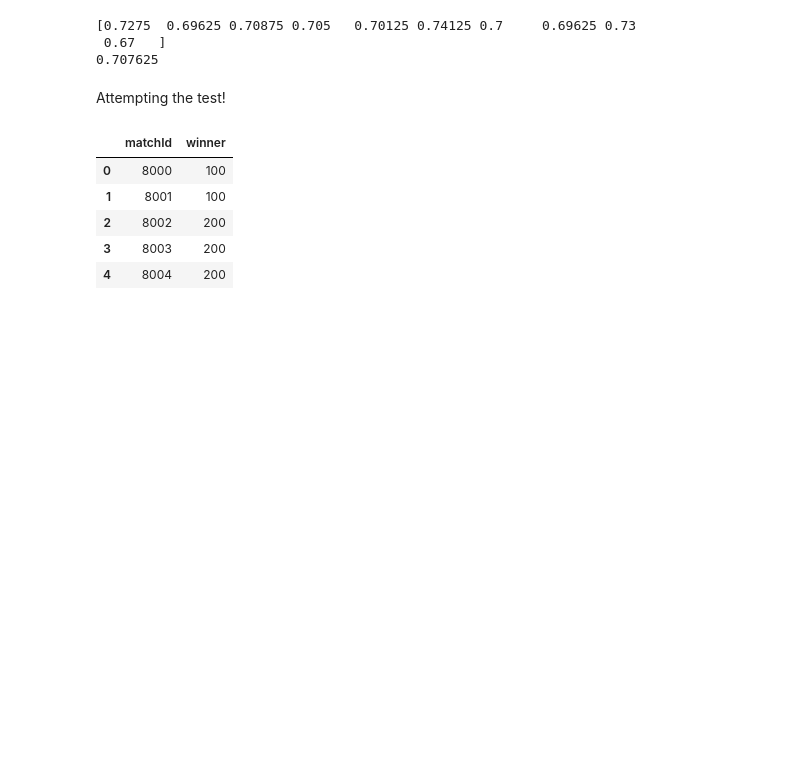
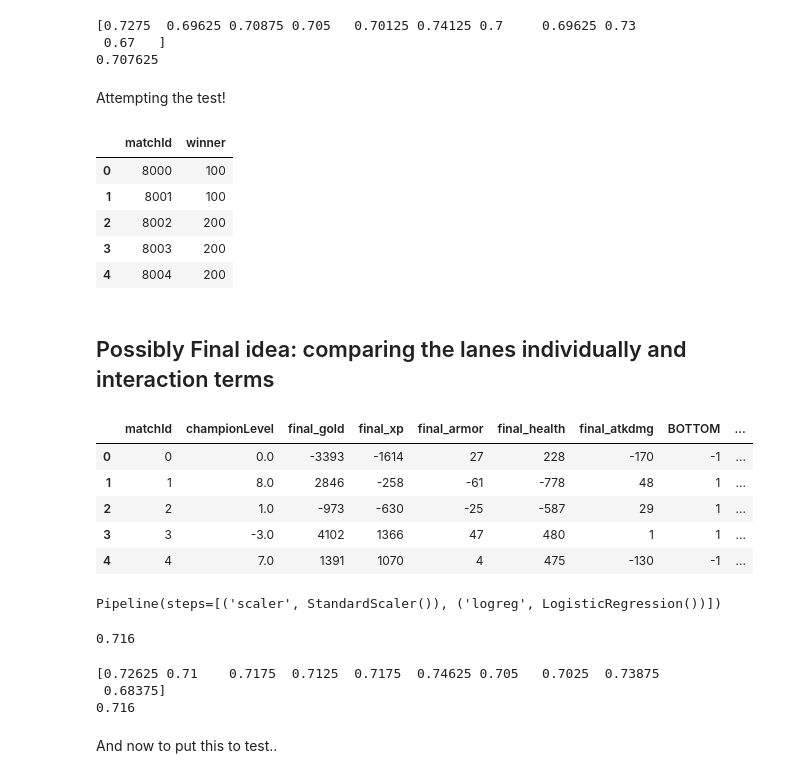
Before and after one commit to nss-data-science-cohort-6/kaggle_lol-elden-ring, a Jupyter notebook: notebooks/prediction_models.ipynb, the cells around one changed output. Cells and saved outputs as stored; diff of their text form; code cells hidden in the pictures; blank space fills up the shorter version.

Commit message:
reducing variables and adding lane info

```diff
--- a/notebooks/prediction_models.ipynb
+++ b/notebooks/prediction_models.ipynb
@@ -635,0 +659,2 @@ submission.head()
+# %% [markdown]
+## Possibly Final idea: comparing the lanes individually and interaction terms
@@ -635,0 +707,9 @@ submission.head()
+# %%
+X_train.head()
+# %% [output]
+|  | matchId | championLevel | final_gold | final_xp | final_armor | final_health | final_atkdmg | BOTTOM | ... |
+| 0 | 0 | 0.0 | -3393 | -1614 | 27 | 228 | -170 | -1 | ... |
+| 1 | 1 | 8.0 | 2846 | -258 | -61 | -778 | 48 | 1 | ... |
+| 2 | 2 | 1.0 | -973 | -630 | -25 | -587 | 29 | 1 | ... |
+| 3 | 3 | -3.0 | 4102 | 1366 | 47 | 480 | 1 | 1 | ... |
+| 4 | 4 | 7.0 | 1391 | 1070 | 4 | 475 | -130 | -1 | ... |
@@ -635,0 +730,27 @@ submission.head()
+# %%
+pipeline_lastframe_lanes.fit(X_train, y_train)
+# %% [output]
+Pipeline(steps=[('scaler', StandardScaler()), ('logreg', LogisticRegression())])
+# %%
+accuracy_score(
+    y_true = y_train,
+    y_pred = pipeline_lastframe_lanes.predict(X_train)
+)
+# %% [output]
+0.716
+# %%
+summoner_cv_scores = cross_val_score(
+    estimator = pipeline_lastframe_lanes,
+    X = X_train,
+    y = y_train,
+    cv = kfold
+)
+
+print(summoner_cv_scores)
+print(np.mean(summoner_cv_scores))
+# %% [output]
+[0.72625 0.71    0.7175  0.7125  0.7175  0.74625 0.705   0.7025  0.73875
+ 0.68375]
+0.716
+# %% [markdown]
+And now to put this to test..
```
Also changed, not shown: parts of 21 cells of this notebook, 1 other file.
